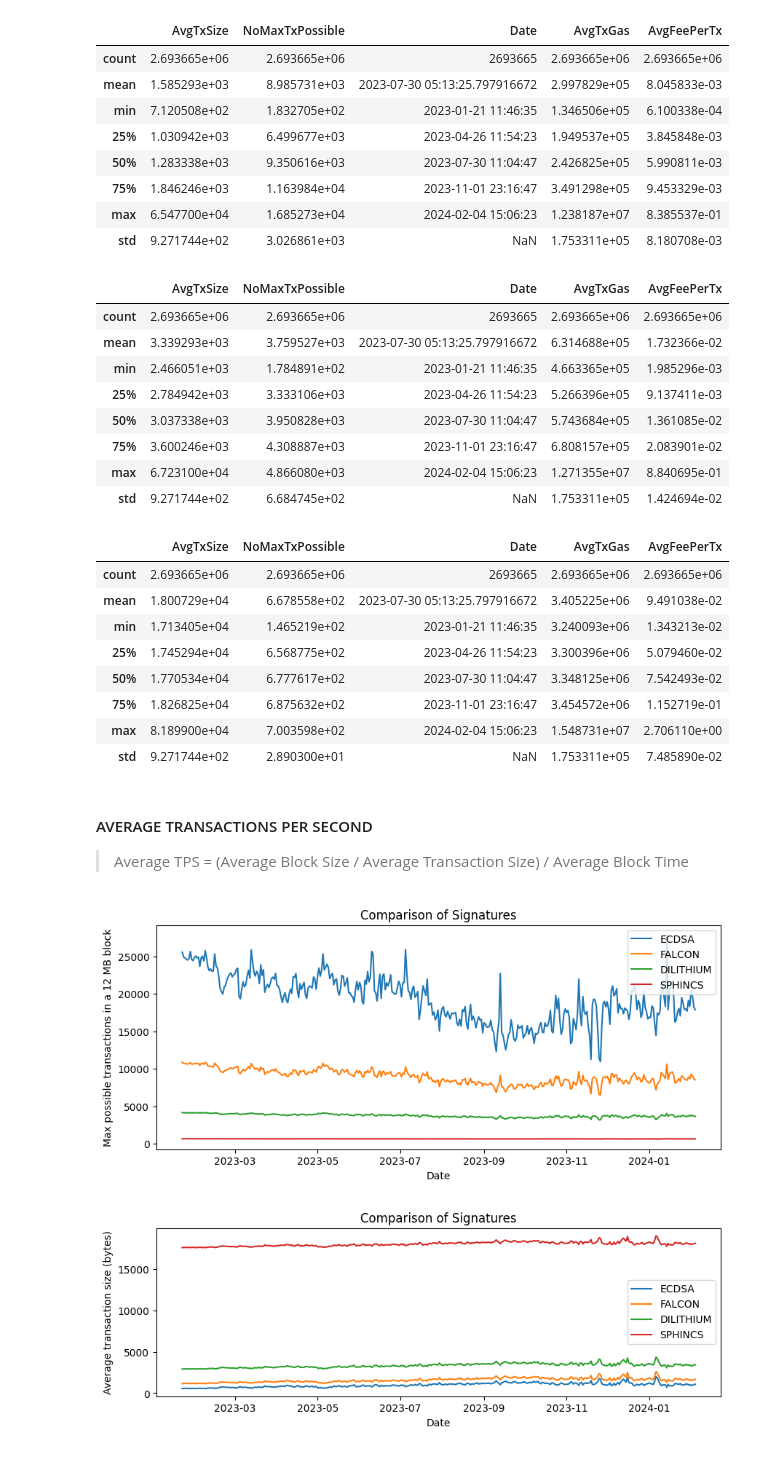
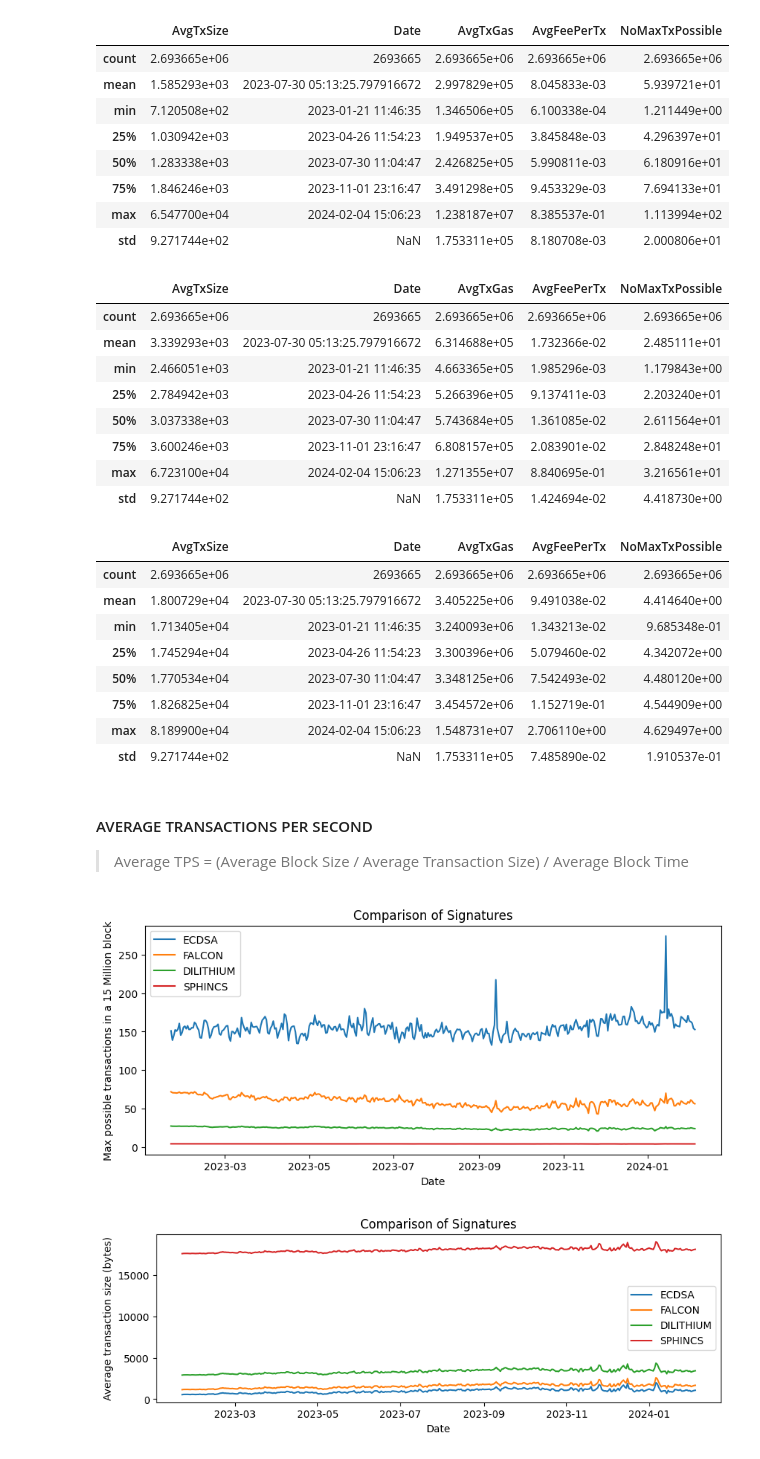
Before and after one commit to ummarikram/Masters-Empirical, a Jupyter notebook: ethereum.ipynb, the cells around one changed output. Drawn from its saved outputs; the diff is of its cells as text; code cells hidden in the pictures.

```diff
--- a/ethereum.ipynb
+++ b/ethereum.ipynb
@@ -26,8 +26,8 @@ ECDSA['AvgTxGas'] = ECDSA['GasUsed'] / ECDSA['TotalTx']
 # ECDSA['AvgFeePerTx'] = ECDSA['FeePerBlock'] / ECDSA['TotalTx']
 ECDSA['AvgFeePerTx'] = ECDSA['AvgTxGas'] * ECDSA['BaseFeePerGas']
 
-# Max No of Transactions possible in a 12 MB
-ECDSA['NoMaxTxPossible'] = (12 * 1000000) / ECDSA['AvgTxSize']
+# Max No of Transactions possible in a 15 million gas limit
+ECDSA['NoMaxTxPossible'] = 15000000 / ECDSA['AvgTxGas']
 
 ECDSA.describe()
 # %% [output]
@@ -64,9 +64,6 @@ FALCON_512_SIG_SIZE = 666 # (bytes)
 FALCON = pd.DataFrame()
 
 FALCON['AvgTxSize'] = getPQAvgTransactionSize(ECDSA['AvgTxSize'], FALCON_512_SIG_SIZE)
-
-# Max No of Transactions possible in a 12 MB
-FALCON['NoMaxTxPossible'] = (12 * 1000000) / FALCON['AvgTxSize']
 
 FALCON['Date'] = ECDSA['Date']
 
@@ -75,26 +72,26 @@ FALCON['AvgTxGas'] = (21000 * FALCON['AvgTxSize']) / ECDSA['AvgTxSize'].min()
 
 FALCON['AvgFeePerTx'] = FALCON['AvgTxGas'] * ECDSA['BaseFeePerGas']
 
+# Max No of Transactions possible in a 15 million gas limit
+FALCON['NoMaxTxPossible'] = 15000000 / FALCON['AvgTxGas']
+
 FALCON.describe()
 # %% [output]
-|  | AvgTxSize | NoMaxTxPossible | Date | AvgTxGas | AvgFeePerTx |
-| count | 2.693665e+06 | 2.693665e+06 | 2693665 | 2.693665e+06 | 2.693665e+06 |
-| mean | 1.585293e+03 | 8.985731e+03 | 2023-07-30 05:13:25.797916672 | 2.997829e+05 | 8.045833e-03 |
-| min | 7.120508e+02 | 1.832705e+02 | 2023-01-21 11:46:35 | 1.346506e+05 | 6.100338e-04 |
-| 25% | 1.030942e+03 | 6.499677e+03 | 2023-04-26 11:54:23 | 1.949537e+05 | 3.845848e-03 |
-| 50% | 1.283338e+03 | 9.350616e+03 | 2023-07-30 11:04:47 | 2.426825e+05 | 5.990811e-03 |
-| 75% | 1.846246e+03 | 1.163984e+04 | 2023-11-01 23:16:47 | 3.491298e+05 | 9.453329e-03 |
-| max | 6.547700e+04 | 1.685273e+04 | 2024-02-04 15:06:23 | 1.238187e+07 | 8.385537e-01 |
-| std | 9.271744e+02 | 3.026861e+03 | NaN | 1.753311e+05 | 8.180708e-03 |
+|  | AvgTxSize | Date | AvgTxGas | AvgFeePerTx | NoMaxTxPossible |
+| count | 2.693665e+06 | 2693665 | 2.693665e+06 | 2.693665e+06 | 2.693665e+06 |
+| mean | 1.585293e+03 | 2023-07-30 05:13:25.797916672 | 2.997829e+05 | 8.045833e-03 | 5.939721e+01 |
+| min | 7.120508e+02 | 2023-01-21 11:46:35 | 1.346506e+05 | 6.100338e-04 | 1.211449e+00 |
+| 25% | 1.030942e+03 | 2023-04-26 11:54:23 | 1.949537e+05 | 3.845848e-03 | 4.296397e+01 |
+| 50% | 1.283338e+03 | 2023-07-30 11:04:47 | 2.426825e+05 | 5.990811e-03 | 6.180916e+01 |
+| 75% | 1.846246e+03 | 2023-11-01 23:16:47 | 3.491298e+05 | 9.453329e-03 | 7.694133e+01 |
+| max | 6.547700e+04 | 2024-02-04 15:06:23 | 1.238187e+07 | 8.385537e-01 | 1.113994e+02 |
+| std | 9.271744e+02 | NaN | 1.753311e+05 | 8.180708e-03 | 2.000806e+01 |
 # %%
 DILITHIUM_SIG_SIZE = 2420 # (bytes)
 
 DILITHIUM = pd.DataFrame()
 
 DILITHIUM['AvgTxSize'] = getPQAvgTransactionSize(ECDSA['AvgTxSize'], DILITHIUM_SIG_SIZE)
-
-# Max No of Transactions possible in a 12 MB
-DILITHIUM['NoMaxTxPossible'] = (12 * 1000000) / DILITHIUM['AvgTxSize']
 
 DILITHIUM['Date'] = ECDSA['Date']
 
@@ -103,26 +100,26 @@ DILITHIUM['AvgTxGas'] = (21000 * DILITHIUM['AvgTxSize']) / ECDSA['AvgTxSize'].mi
 
 DILITHIUM['AvgFeePerTx'] = DILITHIUM['AvgTxGas'] * ECDSA['BaseFeePerGas']
 
+# Max No of Transactions possible in a 15 million gas limit
+DILITHIUM['NoMaxTxPossible'] = 15000000 / DILITHIUM['AvgTxGas']
+
 DILITHIUM.describe()
 # %% [output]
-|  | AvgTxSize | NoMaxTxPossible | Date | AvgTxGas | AvgFeePerTx |
-| count | 2.693665e+06 | 2.693665e+06 | 2693665 | 2.693665e+06 | 2.693665e+06 |
-| mean | 3.339293e+03 | 3.759527e+03 | 2023-07-30 05:13:25.797916672 | 6.314688e+05 | 1.732366e-02 |
-| min | 2.466051e+03 | 1.784891e+02 | 2023-01-21 11:46:35 | 4.663365e+05 | 1.985296e-03 |
-| 25% | 2.784942e+03 | 3.333106e+03 | 2023-04-26 11:54:23 | 5.266396e+05 | 9.137411e-03 |
-| 50% | 3.037338e+03 | 3.950828e+03 | 2023-07-30 11:04:47 | 5.743684e+05 | 1.361085e-02 |
-| 75% | 3.600246e+03 | 4.308887e+03 | 2023-11-01 23:16:47 | 6.808157e+05 | 2.083901e-02 |
-| max | 6.723100e+04 | 4.866080e+03 | 2024-02-04 15:06:23 | 1.271355e+07 | 8.840695e-01 |
-| std | 9.271744e+02 | 6.684745e+02 | NaN | 1.753311e+05 | 1.424694e-02 |
+|  | AvgTxSize | Date | AvgTxGas | AvgFeePerTx | NoMaxTxPossible |
+| count | 2.693665e+06 | 2693665 | 2.693665e+06 | 2.693665e+06 | 2.693665e+06 |
+| mean | 3.339293e+03 | 2023-07-30 05:13:25.797916672 | 6.314688e+05 | 1.732366e-02 | 2.485111e+01 |
+| min | 2.466051e+03 | 2023-01-21 11:46:35 | 4.663365e+05 | 1.985296e-03 | 1.179843e+00 |
+| 25% | 2.784942e+03 | 2023-04-26 11:54:23 | 5.266396e+05 | 9.137411e-03 | 2.203240e+01 |
+| 50% | 3.037338e+03 | 2023-07-30 11:04:47 | 5.743684e+05 | 1.361085e-02 | 2.611564e+01 |
+| 75% | 3.600246e+03 | 2023-11-01 23:16:47 | 6.808157e+05 | 2.083901e-02 | 2.848248e+01 |
+| max | 6.723100e+04 | 2024-02-04 15:06:23 | 1.271355e+07 | 8.840695e-01 | 3.216561e+01 |
+| std | 9.271744e+02 | NaN | 1.753311e+05 | 1.424694e-02 | 4.418730e+00 |
 # %%
 SPHINCS_SIG_SIZE = 17088 # (bytes)
 
 SPHINCS = pd.DataFrame()
 
 SPHINCS['AvgTxSize'] = getPQAvgTransactionSize(ECDSA['AvgTxSize'], SPHINCS_SIG_SIZE)
-
-# Max No of Transactions possible in a 12 MB
-SPHINCS['NoMaxTxPossible'] = (12 * 1000000) / SPHINCS['AvgTxSize']
 
 SPHINCS['Date'] = ECDSA['Date']
 
@@ -131,17 +128,20 @@ SPHINCS['AvgTxGas'] = (21000 * SPHINCS['AvgTxSize']) / ECDSA['AvgTxSize'].min()
 
 SPHINCS['AvgFeePerTx'] = SPHINCS['AvgTxGas'] * ECDSA['BaseFeePerGas']
 
+# Max No of Transactions possible in a 15 million gas limit
+SPHINCS['NoMaxTxPossible'] = 15000000 / SPHINCS['AvgTxGas']
+
 SPHINCS.describe()
 # %% [output]
-|  | AvgTxSize | NoMaxTxPossible | Date | AvgTxGas | AvgFeePerTx |
-| count | 2.693665e+06 | 2.693665e+06 | 2693665 | 2.693665e+06 | 2.693665e+06 |
-| mean | 1.800729e+04 | 6.678558e+02 | 2023-07-30 05:13:25.797916672 | 3.405225e+06 | 9.491038e-02 |
-| min | 1.713405e+04 | 1.465219e+02 | 2023-01-21 11:46:35 | 3.240093e+06 | 1.343213e-02 |
-| 25% | 1.745294e+04 | 6.568775e+02 | 2023-04-26 11:54:23 | 3.300396e+06 | 5.079460e-02 |
-| 50% | 1.770534e+04 | 6.777617e+02 | 2023-07-30 11:04:47 | 3.348125e+06 | 7.542493e-02 |
-| 75% | 1.826825e+04 | 6.875632e+02 | 2023-11-01 23:16:47 | 3.454572e+06 | 1.152719e-01 |
-| max | 8.189900e+04 | 7.003598e+02 | 2024-02-04 15:06:23 | 1.548731e+07 | 2.706110e+00 |
-| std | 9.271744e+02 | 2.890300e+01 | NaN | 1.753311e+05 | 7.485890e-02 |
+|  | AvgTxSize | Date | AvgTxGas | AvgFeePerTx | NoMaxTxPossible |
+| count | 2.693665e+06 | 2693665 | 2.693665e+06 | 2.693665e+06 | 2.693665e+06 |
+| mean | 1.800729e+04 | 2023-07-30 05:13:25.797916672 | 3.405225e+06 | 9.491038e-02 | 4.414640e+00 |
+| min | 1.713405e+04 | 2023-01-21 11:46:35 | 3.240093e+06 | 1.343213e-02 | 9.685348e-01 |
+| 25% | 1.745294e+04 | 2023-04-26 11:54:23 | 3.300396e+06 | 5.079460e-02 | 4.342072e+00 |
+| 50% | 1.770534e+04 | 2023-07-30 11:04:47 | 3.348125e+06 | 7.542493e-02 | 4.480120e+00 |
+| 75% | 1.826825e+04 | 2023-11-01 23:16:47 | 3.454572e+06 | 1.152719e-01 | 4.544909e+00 |
+| max | 8.189900e+04 | 2024-02-04 15:06:23 | 1.548731e+07 | 2.706110e+00 | 4.629497e+00 |
+| std | 9.271744e+02 | NaN | 1.753311e+05 | 7.485890e-02 | 1.910537e-01 |
 # %% [markdown]
 #### AVERAGE TRANSACTIONS PER SECOND
 
@@ -154,22 +154,22 @@ SPHINCS['AverageTPS'] = (ECDSA['BlockSize'] / SPHINCS['AvgTxSize']) / ECDSA['Blo
 # %%
 ECDSA_resampled = ECDSA.resample('1d', on='Date').mean()
 FALCON_resampled = FALCON.resample('1d', on='Date').mean()
 DILITHIUM_resampled = DILITHIUM.resample('1d', on='Date').mean()
 SPHINCS_resampled = SPHINCS.resample('1d', on='Date').mean()
 
 plt.figure(figsize=(10, 4))
 plt.plot(ECDSA_resampled['NoMaxTxPossible'], label='ECDSA')
 plt.plot(FALCON_resampled['NoMaxTxPossible'], label='FALCON')
 plt.plot(DILITHIUM_resampled['NoMaxTxPossible'], label='DILITHIUM')
 plt.plot(SPHINCS_resampled['NoMaxTxPossible'], label='SPHINCS')
 
 plt.xlabel('Date')
-plt.ylabel('Max possible transactions in a 12 MB block')
+plt.ylabel('Max possible transactions in a 15 Million block')
 plt.title('Comparison of Signatures')
 plt.legend()
 plt.show()
 # %% [output]
-[figure, old version]
+[figure, new version]
 # %%
 plt.figure(figsize=(10, 3))
 
```
Also changed, not shown: parts of 1 cell of this notebook.
